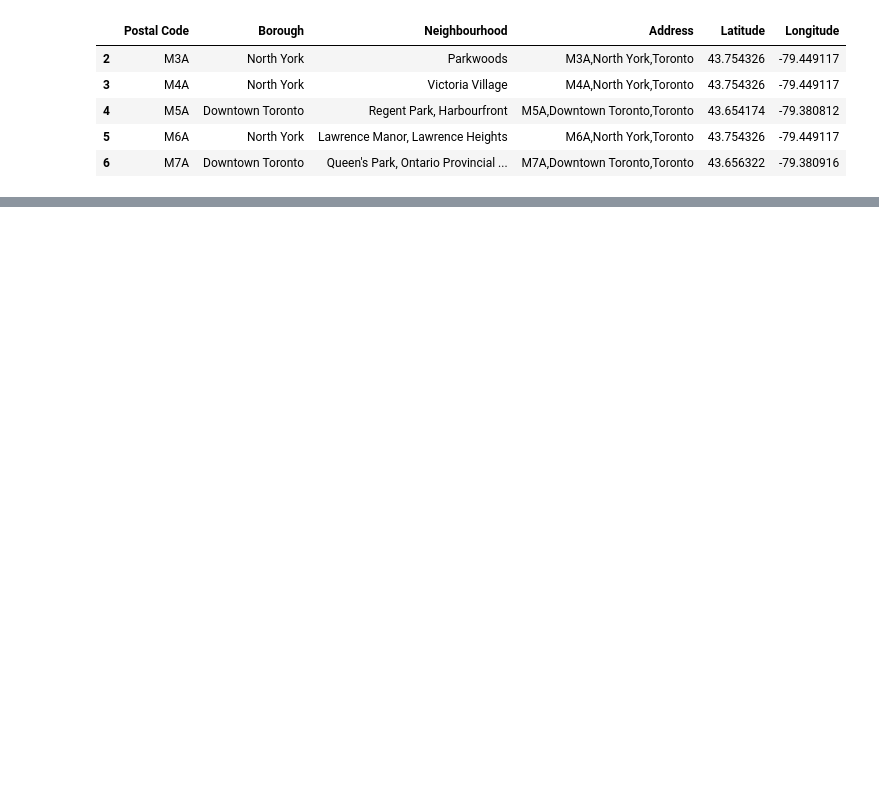
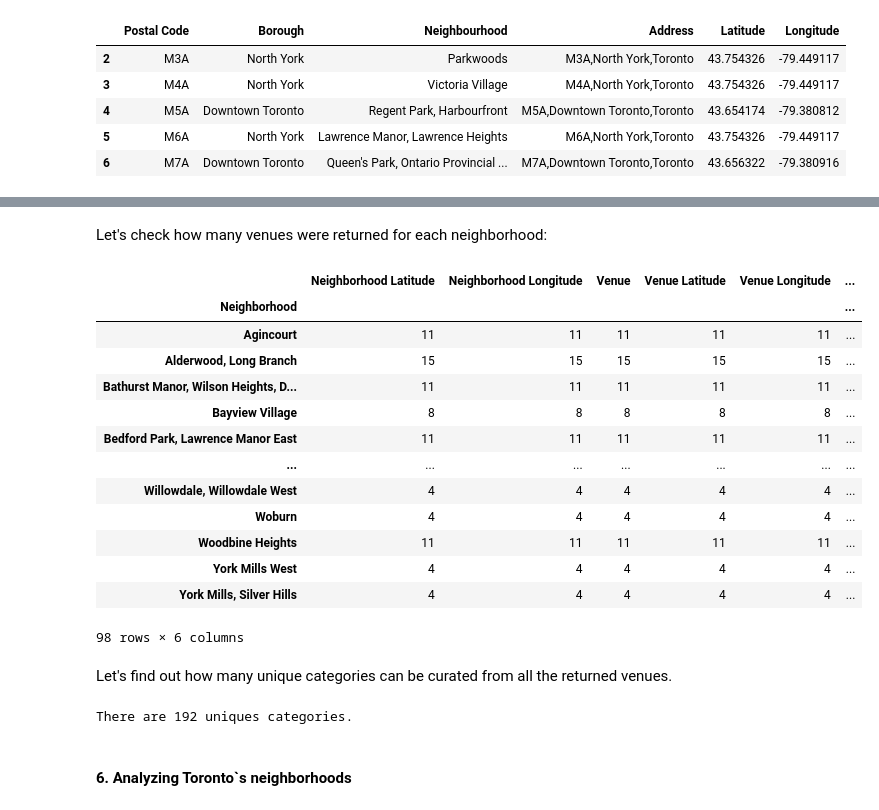
Before and after one commit to cecilia-lage/IBM_Data_Science_Capstone_byCSL, a Jupyter notebook: IBM_Data_Science_Capstone.ipynb, the cells around one changed output, grey strips where cells are left out. Saved outputs shown, nothing was run; the diff lists cells and outputs as text; code cells hidden in the pictures; blank space fills up the shorter version.

```diff
--- a/IBM_Data_Science_Capstone.ipynb
+++ b/IBM_Data_Science_Capstone.ipynb
@@ -105,0 +146,24 @@ dfto.head()
+# %%
+# 1. Get the latitude and longitude values of Toronto
+result_T = geocoder.geocode('Toronto', no_annotations="1")
+latitude_T = result_T[0]["geometry"]["lat"]
+longitude_T = result_T[0]["geometry"]["lng"]
+
+# 2. Create a map of Toronto with neighborhoods superimposed on top
+map_toronto = folium.Map(location=[latitude_T, longitude_T], zoom_start=10)
+
+# add markers to map
+for lat, lng, borough, neighborhood in zip(dfto['Latitude'], dfto['Longitude'], dfto['Borough'], dfto['Neighbourhood']):
+    label = '{}, {}'.format(neighborhood, borough)
+    label = folium.Popup(label, parse_html=True)
+    folium.CircleMarker(
+        [lat, lng],
+        radius=5,
+        popup=label,
+        color='blue',
+        fill=True,
+        fill_color='#3186cc',
+        fill_opacity=0.7,
+        parse_html=False).add_to(map_toronto)
+
+map_toronto
@@ -105,0 +176,7 @@ dfto.head()
+# %%
+# 1. Define Foursquare Credentials and Version
+# @hidden_cell
+CLIENT_ID = 'YGZATAXO5JEDRHF2Q2JHL1P3V1SGRNQELUH0TVEXEYDWMKNA' # your Foursquare ID
+CLIENT_SECRET = 'GGYAAJLKVPCSFVFND1YWTVVTTPXGWUPTJSB4FWTCCZ5VX4LY' # your Foursquare Secret
+VERSION = '20180605' # Foursquare API version
+LIMIT = 100 # A default Foursquare API limit value
@@ -105,0 +286,5 @@ dfto.head()
+# %%
+toronto_venues = getNearbyVenues(names=dfto['Neighbourhood'],
+                                   latitudes=dfto['Latitude'],
+                                   longitudes=dfto['Longitude']
+                                  )
@@ -105,0 +308,27 @@ dfto.head()
+# %% [markdown]
+Let's check how many venues were returned for each neighborhood:
+# %%
+toronto_venues.groupby('Neighborhood').count()
+# %% [output]
+|  | Neighborhood Latitude | Neighborhood Longitude | Venue | Venue Latitude | Venue Longitude | ... |
+| Neighborhood |  |  |  |  |  | ... |
+| Agincourt | 11 | 11 | 11 | 11 | 11 | ... |
+| Alderwood, Long Branch | 15 | 15 | 15 | 15 | 15 | ... |
+| Bathurst Manor, Wilson Heights, D... | 11 | 11 | 11 | 11 | 11 | ... |
+| Bayview Village | 8 | 8 | 8 | 8 | 8 | ... |
+| Bedford Park, Lawrence Manor East | 11 | 11 | 11 | 11 | 11 | ... |
+| ... | ... | ... | ... | ... | ... | ... |
+| Willowdale, Willowdale West | 4 | 4 | 4 | 4 | 4 | ... |
+| Woburn | 4 | 4 | 4 | 4 | 4 | ... |
+| Woodbine Heights | 11 | 11 | 11 | 11 | 11 | ... |
+| York Mills West | 4 | 4 | 4 | 4 | 4 | ... |
+| York Mills, Silver Hills | 4 | 4 | 4 | 4 | 4 | ... |
+98 rows × 6 columns
+# %% [markdown]
+Let's find out how many unique categories can be curated from all the returned venues.
+# %%
+print('There are {} uniques categories.'.format(len(toronto_venues['Venue Category'].unique())))
+# %% [output]
+There are 192 uniques categories.
+# %% [markdown]
+#### 6. Analyzing Toronto`s neighborhoods
```
Also changed, not shown: parts of 54 cells of this notebook.
